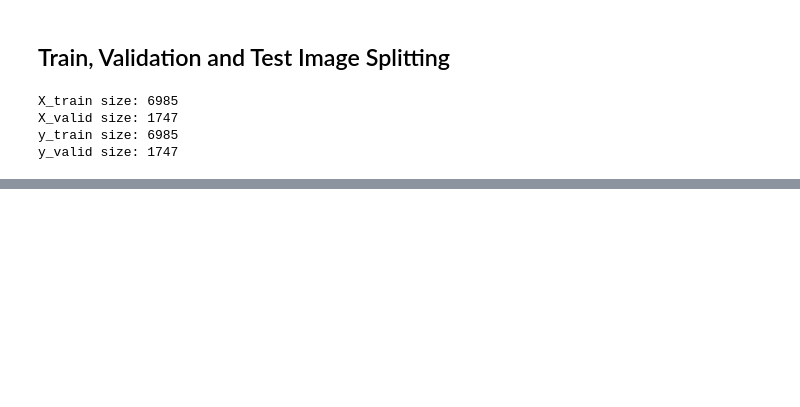
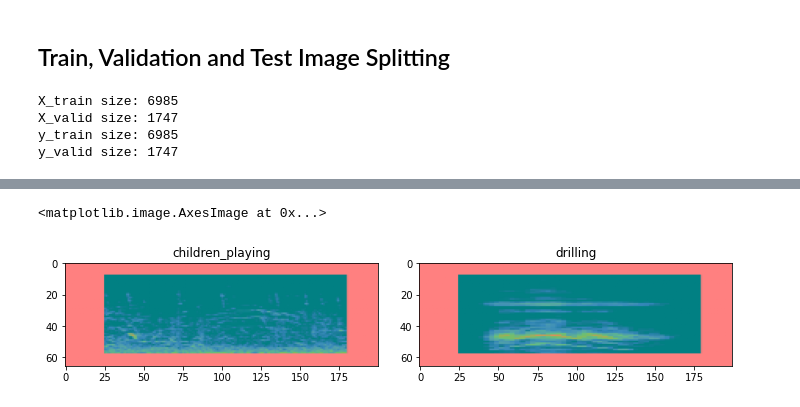
Before and after one commit to BeytullahYayla/Deep-Learning-Fundamentals, a Jupyter notebook: Global_Ai_Hub.ipynb, the cells around one changed output, grey strips where cells are left out. Cells and saved outputs as stored; diff of their text form; code cells hidden in the pictures; blank space fills up the shorter version.

```diff
--- a/Global_Ai_Hub.ipynb
+++ b/Global_Ai_Hub.ipynb
@@ -232,0 +238,19 @@ def preprocess_images(image_to_preprocess_path):
+# %%
+def batch_generator(image_paths,label,batch_size):
+  while True:
+    batch_image=[]
+    batch_label=[]
+    for i in range(batch_size):
+      random_index=random.randint(0,871)
+      print(random_index)
+      image=image_paths[random_index]
+      label=label[random_index]
+
+      image=preprocess_images(image)
+
+
+      batch_image.append(image)
+      batch_label.append(label)
+
+
+    yield (np.asarray(batch_image), np.asarray(batch_label))
@@ -232,0 +263,10 @@ def preprocess_images(image_to_preprocess_path):
+# %%
+fig,axs=plt.subplots(1,2,figsize=(10,5))
+fig.tight_layout()
+axs[0].set_title(classes[int(y_train_gen[0])])
+axs[0].imshow(X_train_gen[0])
+axs[1].set_title(classes[int(y_valid_gen[0])])
+axs[1].imshow(X_valid_gen[0])
+# %% [output]
+<matplotlib.image.AxesImage at 0x...>
+[figure, added]
```
Also changed, not shown: parts of 5 cells of this notebook.
